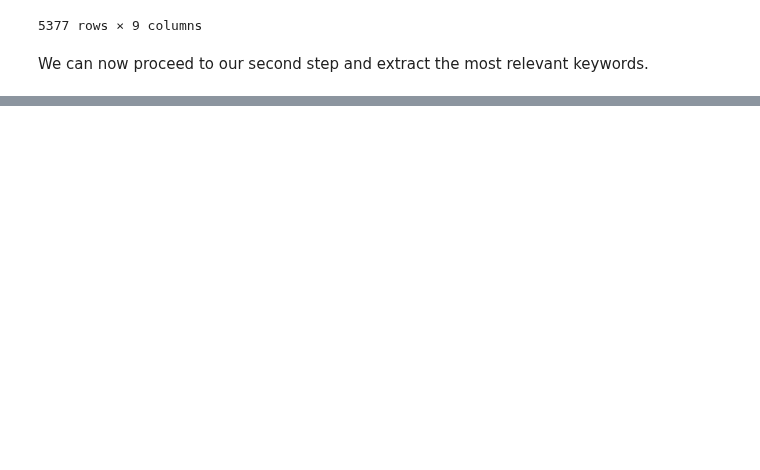
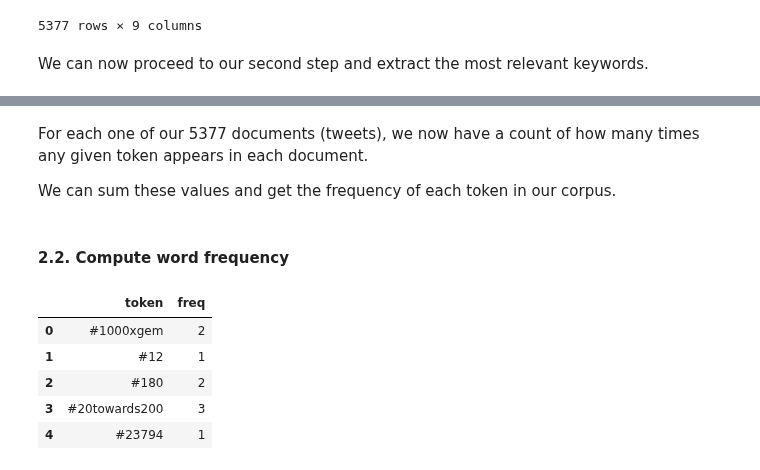
Before and after one commit to polltter/share, a Jupyter notebook: notebooks/kw_extraction.ipynb, the cells around one changed output, grey strips where cells are left out. Saved outputs shown, nothing was run; the diff lists cells and outputs as text; code cells hidden in the pictures; blank space fills up the shorter version.

```diff
--- a/notebooks/kw_extraction.ipynb
+++ b/notebooks/kw_extraction.ipynb
@@ -223,0 +254,18 @@ We can now proceed to our second step and extract the most relevant keywords.
+# %% [markdown]
+For each one of our 5377 documents (tweets), we now have a count of how many times any given token appears in each document.
+
+We can sum these values and get the frequency of each token in our corpus.
+# %% [markdown]
+#### 2.2. Compute word frequency
+# %%
+df_freq = pd.DataFrame(df_cv_bow.sum(axis = 0).index, columns=['token'])
+df_freq['freq'] = df_cv_bow.sum(axis = 0).values
+
+df_freq.head()
+# %% [output]
+|  | token | freq |
+| 0 | #1000xgem | 2 |
+| 1 | #12 | 1 |
+| 2 | #180 | 2 |
+| 3 | #20towards200 | 3 |
+| 4 | #23794 | 1 |
```
Also changed, not shown: parts of 10 cells of this notebook, 1 other file.
